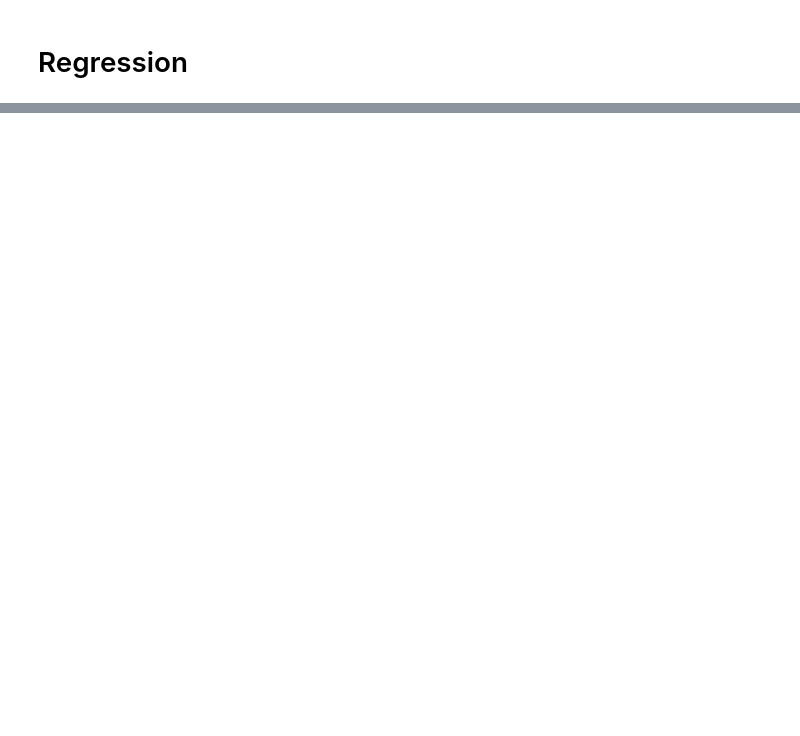
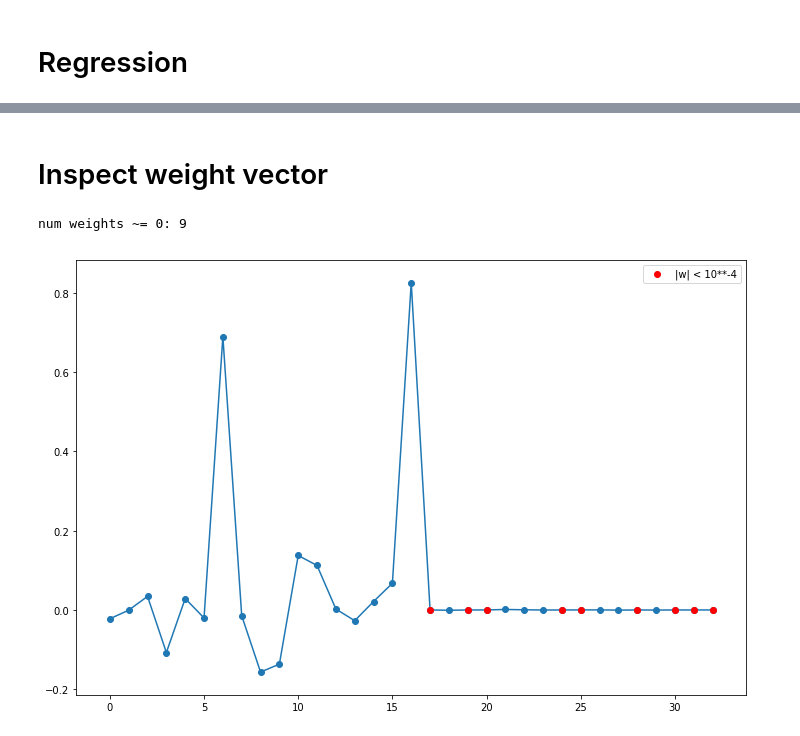
Before and after one commit to jenklu/cs145_course_project, a Jupyter notebook: Ridge regression on DEFINITE features only.ipynb, the cells around one changed output, grey strips where cells are left out. Saved outputs shown, nothing was run; the diff lists cells and outputs as text; code cells hidden in the pictures; blank space fills up the shorter version.

Commit message:
Toy with PCA/normalization for Ridge regression on definite features (not too good).
Also look at learned weights for each feature - lots are almost 0!

```diff
--- a/Ridge regression on DEFINITE features only.ipynb
+++ b/Ridge regression on DEFINITE features only.ipynb
@@ -157,0 +126,19 @@ array([4., 5., 2., 3., 1.])
+# %% [markdown]
+# Inspect weight vector
+# %%
+w = clf.coef_
+xs = range(len(w))
+
+tiny_weights = np.argwhere(abs(w) <= 10**-4)
+print('num weights ~= 0: %d' % len(tiny_weights))
+
+
+f, ax = plt.subplots(figsize=(12, 8))
+ax.plot(xs, w)
+ax.scatter(xs, w)
+ax.scatter(tiny_weights, w[tiny_weights], color='red', zorder=5, label='|w| < 10**-4')
+plt.legend()
+plt.show()
+# %% [output]
+num weights ~= 0: 9
+[figure, added]
```
Also changed, not shown: parts of 19 cells of this notebook.
